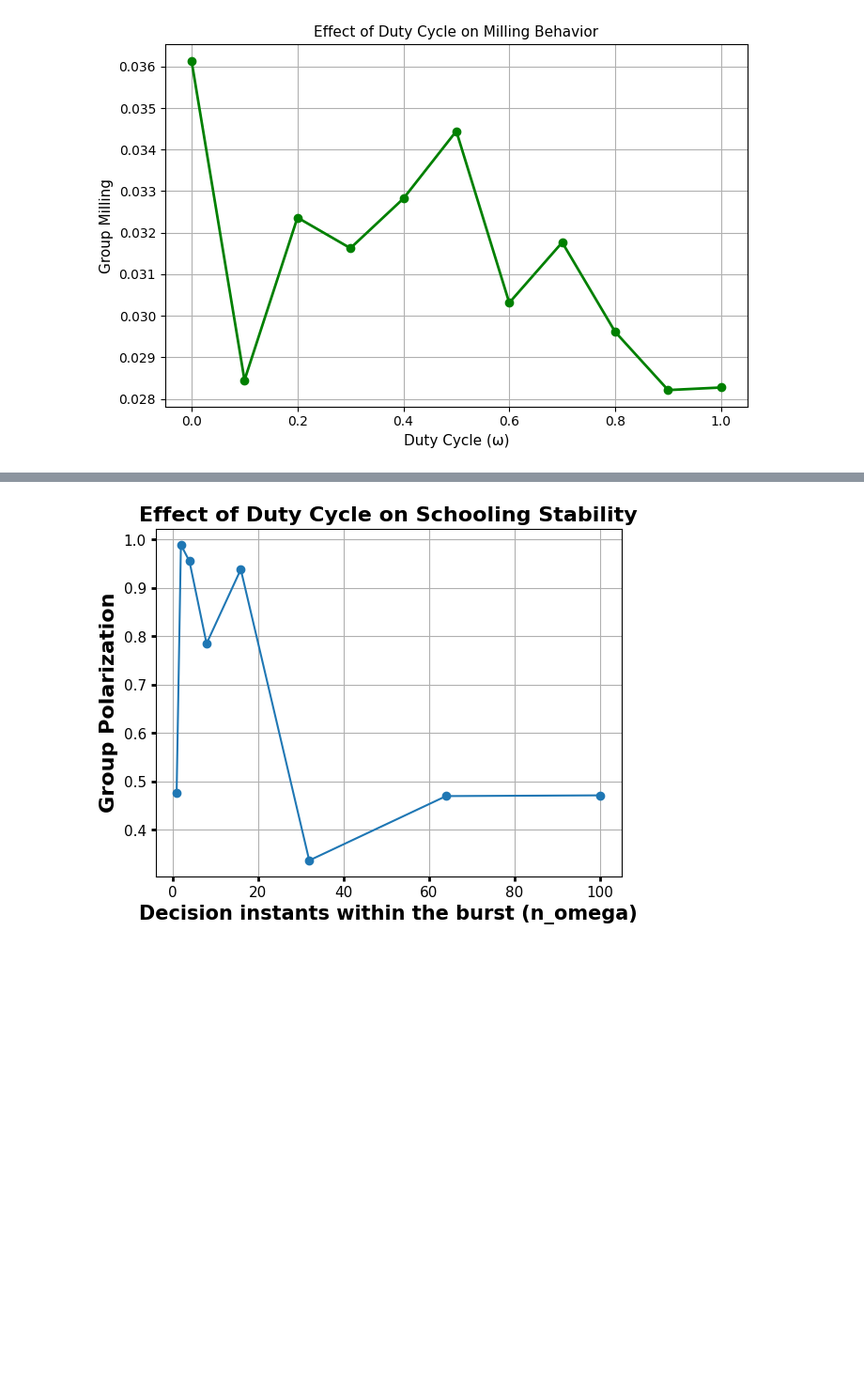
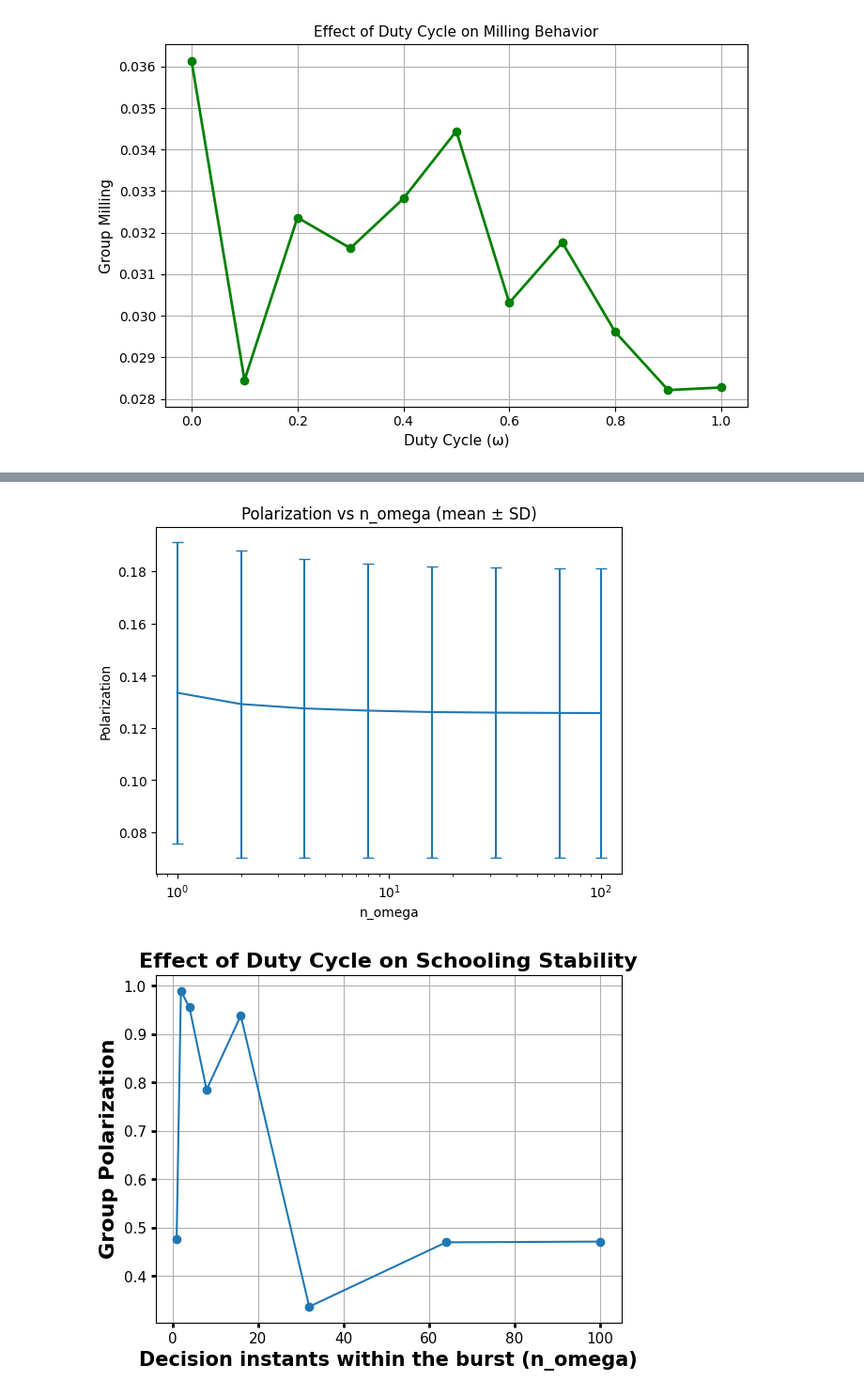
Before and after one commit to anzehocevar/SkupinskoVedenje_skupinaD, a Jupyter notebook: notebooks/fish_model_ext.ipynb, the cells around one changed output, grey strips where cells are left out. Shown at 94% size. Cells and saved outputs as stored; diff of their text form; code cells hidden in the pictures; blank space fills up the shorter version.

```diff
--- a/notebooks/fish_model_ext.ipynb
+++ b/notebooks/fish_model_ext.ipynb
@@ -141 +227,15 @@ Testing n_omega = 100...
+# %%
+plt.errorbar(
+    stats_nomega["n_omega"],
+    stats_nomega["polarization_mean"],
+    yerr=stats_nomega["polarization_std"],
+    capsize=4,
+)
+plt.xlabel("n_omega")
+plt.ylabel("Polarization")
+plt.title("Polarization vs n_omega (mean ± SD)")
+plt.xscale("log")
+plt.show()
+# %% [output]
+[figure, added]
 # %%
```
Also changed, not shown: parts of 11 cells of this notebook, 6 other files.
